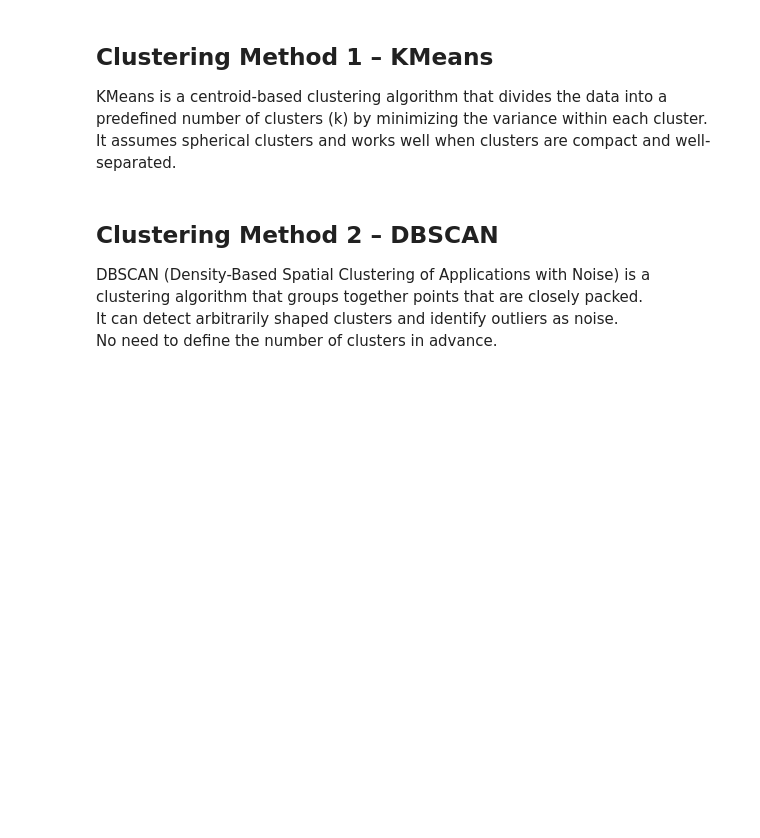
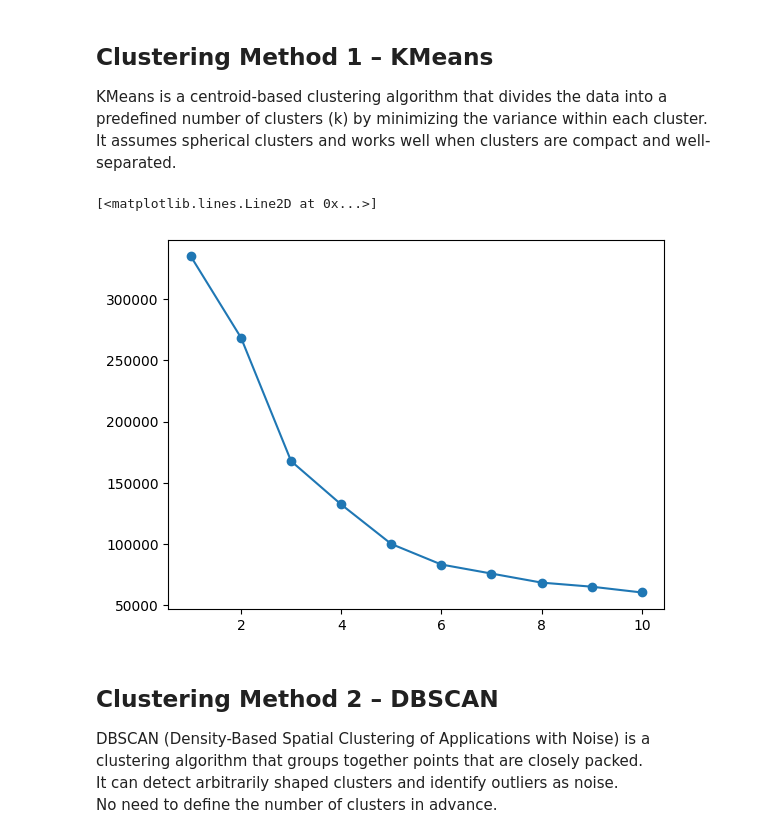
Before and after one commit to amitfiller/Stocks-Project, a Jupyter notebook: exampleProjcet.ipynb, the cells around one changed output. Saved outputs shown, nothing was run; the diff lists cells and outputs as text; code cells hidden in the pictures; blank space fills up the shorter version.

```diff
--- a/exampleProjcet.ipynb
+++ b/exampleProjcet.ipynb
@@ -227,4 +213,18 @@ X_scaled_reduced = scaler.fit_transform(X_reduced)
 
 KMeans is a centroid-based clustering algorithm that divides the data into a predefined number of clusters (k) by minimizing the variance within each cluster.
 It assumes spherical clusters and works well when clusters are compact and well-separated.
+# %%
+from sklearn.cluster import KMeans
+
+WCSS=[]
+for i in range(1,11):
+  kmeans=KMeans(n_clusters=i,init='k-means++')
+  kmeans.fit(X_scaled)
+  WCSS.append(kmeans.inertia_)
+WCSS
+
+plt.plot(range(1,11),WCSS,marker='o')
+# %% [output]
+[<matplotlib.lines.Line2D at 0x...>]
+[figure, added]
 # %%
```
Also changed, not shown: parts of 9 cells of this notebook.
